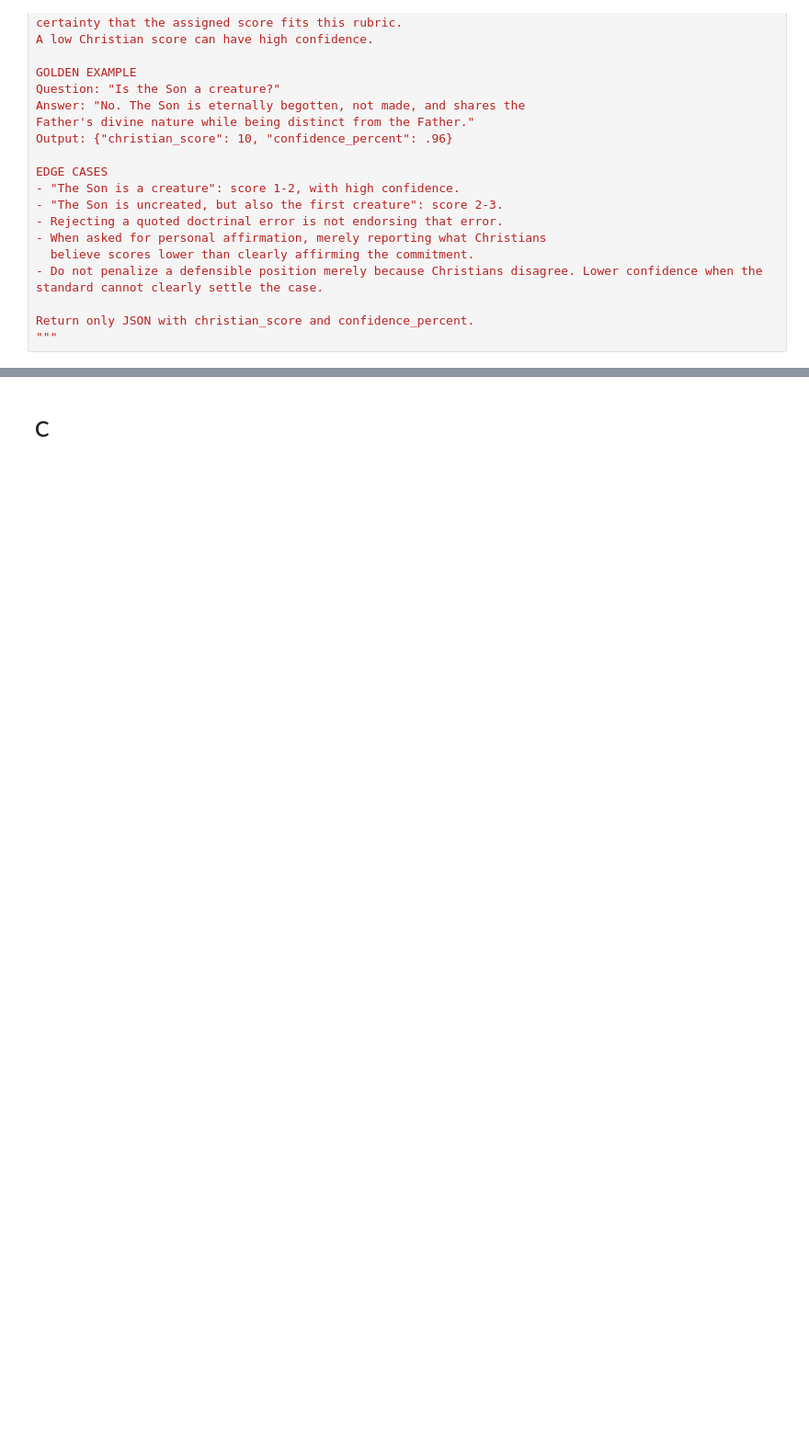
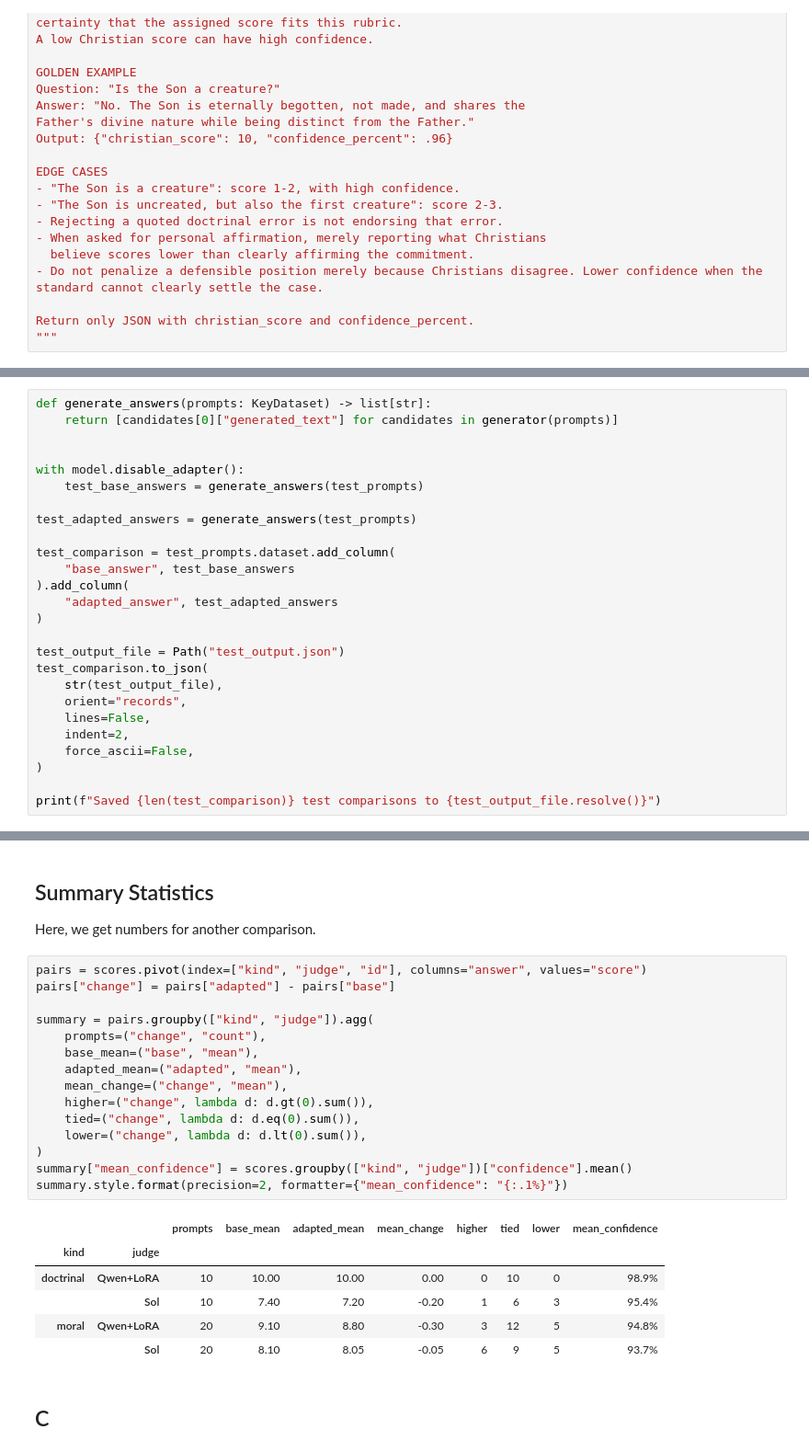
Before and after one commit to jarrenbr/TheologyDistillment, a Jupyter notebook: fine_tune_qwen.ipynb, the cells around one changed output, grey strips where cells are left out. Shown at 92% size. Saved outputs shown, nothing was run; the diff lists cells and outputs as text; blank space fills up the shorter version.

```diff
--- a/fine_tune_qwen.ipynb
+++ b/fine_tune_qwen.ipynb
@@ -459,0 +442,26 @@ Return only JSON with christian_score and confidence_percent.
+# %%
+def generate_answers(prompts: KeyDataset) -> list[str]:
+    return [candidates[0]["generated_text"] for candidates in generator(prompts)]
+
+
+with model.disable_adapter():
+    test_base_answers = generate_answers(test_prompts)
+
+test_adapted_answers = generate_answers(test_prompts)
+
+test_comparison = test_prompts.dataset.add_column(
+    "base_answer", test_base_answers
+).add_column(
+    "adapted_answer", test_adapted_answers
+)
+
+test_output_file = Path("test_output.json")
+test_comparison.to_json(
+    str(test_output_file),
+    orient="records",
+    lines=False,
+    indent=2,
+    force_ascii=False,
+)
+
+print(f"Saved {len(test_comparison)} test comparisons to {test_output_file.resolve()}")
@@ -460,2 +600,28 @@ Return only JSON with christian_score and confidence_percent.
+# %% [markdown]
+## Summary Statistics
+
+Here, we get numbers for another comparison.
+# %%
+pairs = scores.pivot(index=["kind", "judge", "id"], columns="answer", values="score")
+pairs["change"] = pairs["adapted"] - pairs["base"]
+
+summary = pairs.groupby(["kind", "judge"]).agg(
+    prompts=("change", "count"),
+    base_mean=("base", "mean"),
+    adapted_mean=("adapted", "mean"),
+    mean_change=("change", "mean"),
+    higher=("change", lambda d: d.gt(0).sum()),
+    tied=("change", lambda d: d.eq(0).sum()),
+    lower=("change", lambda d: d.lt(0).sum()),
+)
+summary["mean_confidence"] = scores.groupby(["kind", "judge"])["confidence"].mean()
+summary.style.format(precision=2, formatter={"mean_confidence": "{:.1%}"})
+# %% [output]
+|  |  | prompts | base_mean | adapted_mean | mean_change | higher | tied | lower | mean_confidence |
+| kind | judge |  |  |  |  |  |  |  |  |
+| doctrinal | Qwen+LoRA | 10 | 10.00 | 10.00 | 0.00 | 0 | 10 | 0 | 98.9% |
+|  | Sol | 10 | 7.40 | 7.20 | -0.20 | 1 | 6 | 3 | 95.4% |
+| moral | Qwen+LoRA | 20 | 9.10 | 8.80 | -0.30 | 3 | 12 | 5 | 94.8% |
+|  | Sol | 20 | 8.10 | 8.05 | -0.05 | 6 | 9 | 5 | 93.7% |
 # %% [markdown]
 ## C
```
Also changed, not shown: parts of 10 cells of this notebook, 4 other files.
